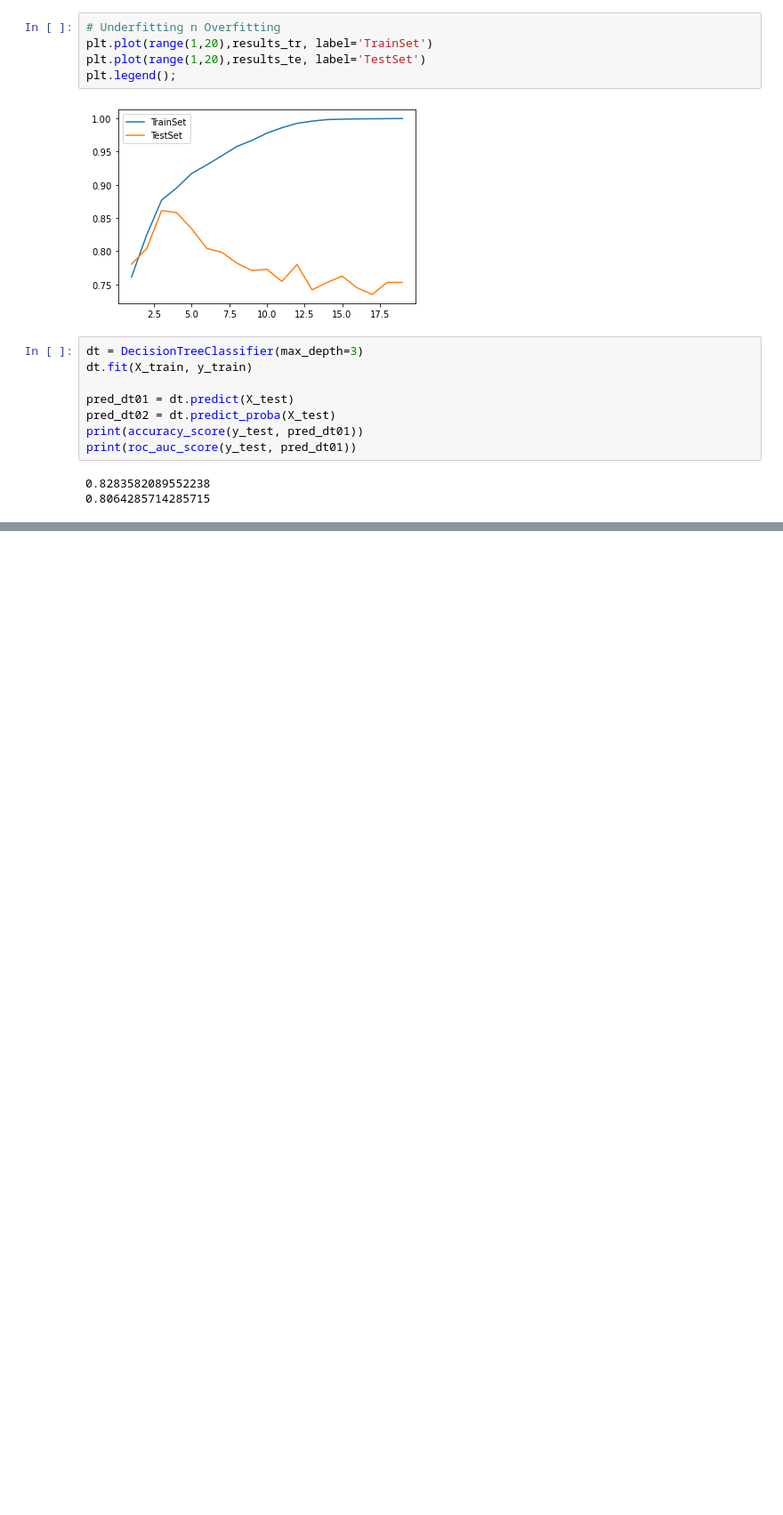
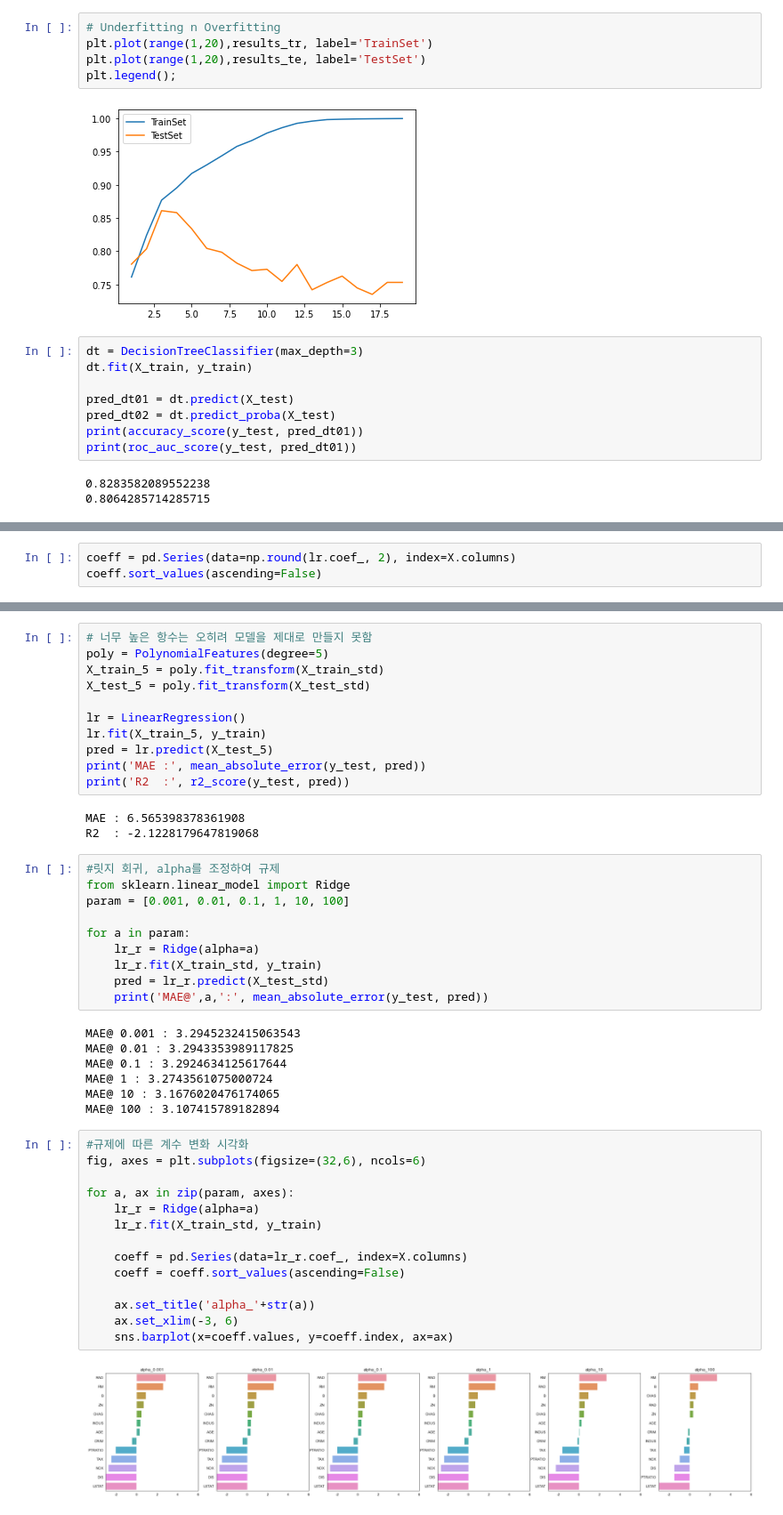
Before and after one commit to luckyspia/TIL, a Jupyter notebook: Machine_Learning/03.Algorithm.ipynb, the cells around one changed output, grey strips where cells are left out. Shown at 89% size. Saved outputs shown, nothing was run; the diff lists cells and outputs as text; blank space fills up the shorter version.

```diff
--- a/Machine_Learning/03.Algorithm.ipynb
+++ b/Machine_Learning/03.Algorithm.ipynb
@@ -257,0 +353,3 @@ print(roc_auc_score(y_test, pred_dt01))
+# %%
+coeff = pd.Series(data=np.round(lr.coef_, 2), index=X.columns)
+coeff.sort_values(ascending=False)
@@ -257,0 +386,47 @@ print(roc_auc_score(y_test, pred_dt01))
+# %%
+# 너무 높은 항수는 오히려 모델을 제대로 만들지 못함
+poly = PolynomialFeatures(degree=5)
+X_train_5 = poly.fit_transform(X_train_std)
+X_test_5 = poly.fit_transform(X_test_std)
+
+lr = LinearRegression()
+lr.fit(X_train_5, y_train)
+pred = lr.predict(X_test_5)
+print('MAE :', mean_absolute_error(y_test, pred))
+print('R2  :', r2_score(y_test, pred))
+# %% [output]
+MAE : 6.565398378361908
+R2  : -2.1228179647819068
+# %%
+#릿지 회귀, alpha를 조정하여 규제
+from sklearn.linear_model import Ridge
+param = [0.001, 0.01, 0.1, 1, 10, 100]
+
+for a in param:
+    lr_r = Ridge(alpha=a)
+    lr_r.fit(X_train_std, y_train)
+    pred = lr_r.predict(X_test_std)
+    print('MAE@',a,':', mean_absolute_error(y_test, pred))
+# %% [output]
+MAE@ 0.001 : 3.2945232415063543
+MAE@ 0.01 : 3.2943353989117825
+MAE@ 0.1 : 3.2924634125617644
+MAE@ 1 : 3.2743561075000724
+MAE@ 10 : 3.1676020476174065
+MAE@ 100 : 3.107415789182894
+# %%
+#규제에 따른 계수 변화 시각화
+fig, axes = plt.subplots(figsize=(32,6), ncols=6)
+
+for a, ax in zip(param, axes):
+    lr_r = Ridge(alpha=a)
+    lr_r.fit(X_train_std, y_train)
+
+    coeff = pd.Series(data=lr_r.coef_, index=X.columns)
+    coeff = coeff.sort_values(ascending=False)
+
+    ax.set_title('alpha_'+str(a))
+    ax.set_xlim(-3, 6)
+    sns.barplot(x=coeff.values, y=coeff.index, ax=ax)
+# %% [output]
+[figure, added]
```
Also changed, not shown: parts of 18 cells of this notebook.
